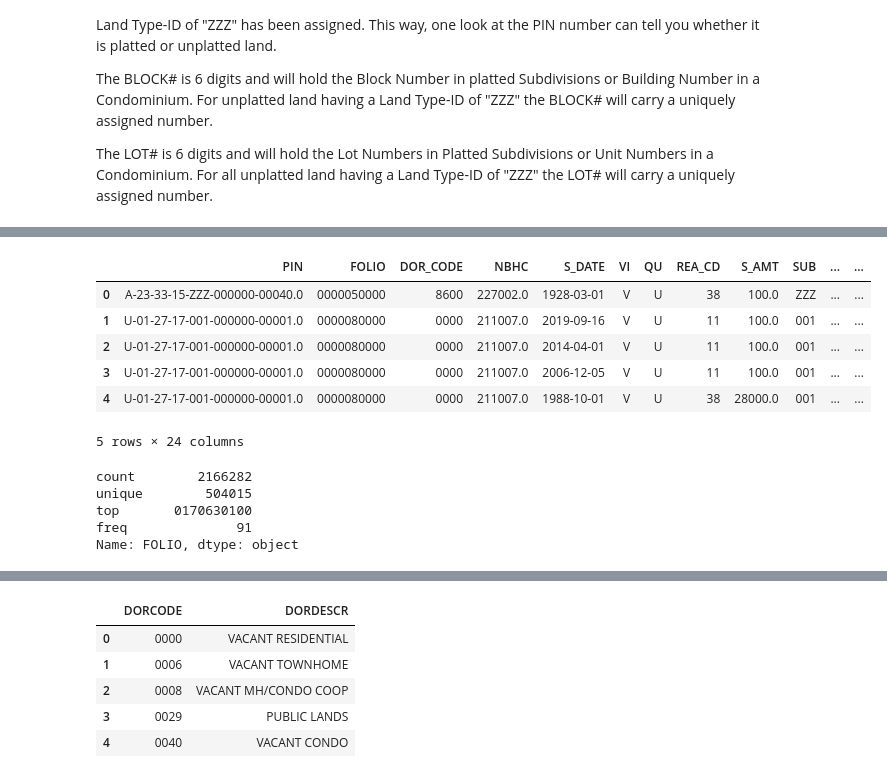
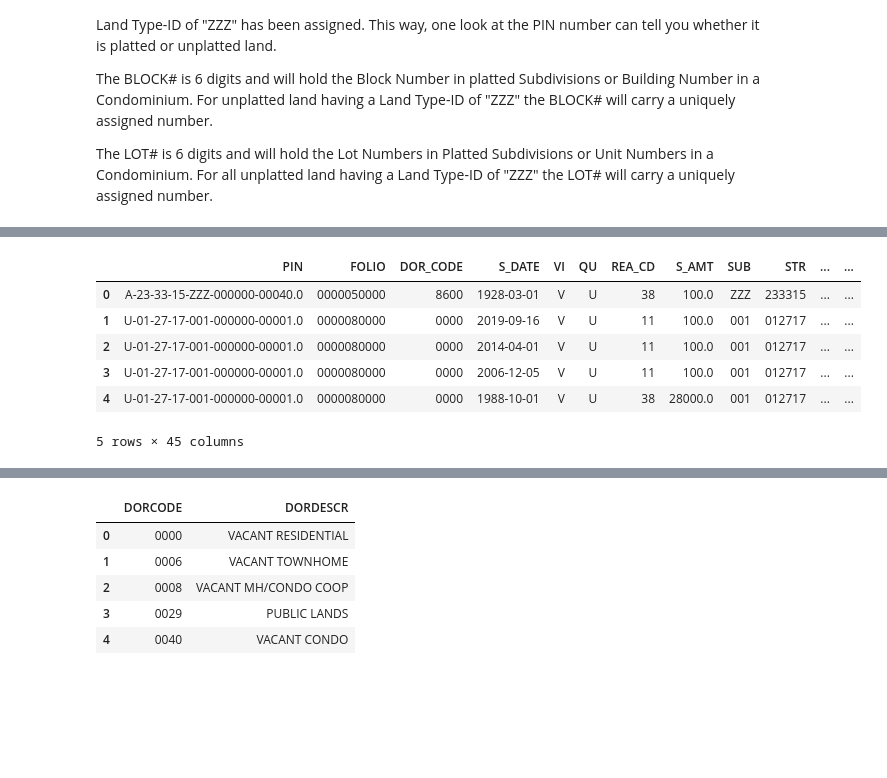
Before and after one commit to mkars01/real-estate-invest-recommender, a Jupyter notebook: notebooks/02_data_wrangling_process.ipynb, the cells around one changed output, grey strips where cells are left out. Saved outputs shown, nothing was run; the diff lists cells and outputs as text; code cells hidden in the pictures; blank space fills up the shorter version.

Commit message:
updates to 02_data_wrangling_process

```diff
--- a/notebooks/02_data_wrangling_process.ipynb
+++ b/notebooks/02_data_wrangling_process.ipynb
@@ -58,0 +239,4 @@ sales_df[sales_df['DOC_NUM'] == '2018356883'].T
+# %%
+# Drop columns where data is missing or not valueable
+sd_cols = ['OR_BK', 'OR_PG', 'GRANTOR', 'GRANTEE', 'DOC_NUM']
+sales_df.drop(sd_cols, axis=1, inplace=True)
@@ -58,0 +268,2 @@ sales_df[sales_df['DOC_NUM'] == '2018356883'].T
+# %%
+sales_df = sales_df.merge(parcel_df, on='FOLIO', how='left', indicator=True, suffixes=('', '_p'))
@@ -58,0 +316,3 @@ sales_df[sales_df['DOC_NUM'] == '2018356883'].T
+# %%
+sales_df = sales_df[sales_df['_merge'] == 'both']
+sales_df.shape
@@ -58,0 +321,5 @@ sales_df[sales_df['DOC_NUM'] == '2018356883'].T
+# %%
+# Drop duplicate parcel columns from merge
+# Keep parcel data value for Neighborhood Code (NBHC) as this is the most current value.
+sales_df.drop(['PIN_p', 'SUB_p', 'VI_p', 'NBHC', '_merge'], axis=1, inplace=True)
+sales_df.rename(columns={'NBHC_p': 'NBHC'}, inplace=True)
@@ -87,23 +380,14 @@ assert sales_df[~pin].shape[0] == 0
 # %%
 # Split PIN into the seven data elements that are used to create the PIN
 sales_df[['MUNICIPALITY_CD', 'SECTION_CD', 'TOWNSHIP_CD', 'RANGE_CD', 'LAND_TYPE_ID', 'BLOCK_NUM', 'LOT_NUM']] = sales_df['PIN'].str.split('-', expand=True)
-sales_df.head()
 # %% [output]
-|  | PIN | FOLIO | DOR_CODE | NBHC | S_DATE | VI | QU | REA_CD | S_AMT | SUB | ... | ... |
-| 0 | A-23-33-15-ZZZ-000000-00040.0 | 0000050000 | 8600 | 227002.0 | 1928-03-01 | V | U | 38 | 100.0 | ZZZ | ... | ... |
-| 1 | U-01-27-17-001-000000-00001.0 | 0000080000 | 0000 | 211007.0 | 2019-09-16 | V | U | 11 | 100.0 | 001 | ... | ... |
-| 2 | U-01-27-17-001-000000-00001.0 | 0000080000 | 0000 | 211007.0 | 2014-04-01 | V | U | 11 | 100.0 | 001 | ... | ... |
-| 3 | U-01-27-17-001-000000-00001.0 | 0000080000 | 0000 | 211007.0 | 2006-12-05 | V | U | 11 | 100.0 | 001 | ... | ... |
-| 4 | U-01-27-17-001-000000-00001.0 | 0000080000 | 0000 | 211007.0 | 1988-10-01 | V | U | 38 | 28000.0 | 001 | ... | ... |
+|  | PIN | FOLIO | DOR_CODE | S_DATE | VI | QU | REA_CD | S_AMT | SUB | STR | ... | ... |
+| 0 | A-23-33-15-ZZZ-000000-00040.0 | 0000050000 | 8600 | 1928-03-01 | V | U | 38 | 100.0 | ZZZ | 233315 | ... | ... |
+| 1 | U-01-27-17-001-000000-00001.0 | 0000080000 | 0000 | 2019-09-16 | V | U | 11 | 100.0 | 001 | 012717 | ... | ... |
+| 2 | U-01-27-17-001-000000-00001.0 | 0000080000 | 0000 | 2014-04-01 | V | U | 11 | 100.0 | 001 | 012717 | ... | ... |
+| 3 | U-01-27-17-001-000000-00001.0 | 0000080000 | 0000 | 2006-12-05 | V | U | 11 | 100.0 | 001 | 012717 | ... | ... |
+| 4 | U-01-27-17-001-000000-00001.0 | 0000080000 | 0000 | 1988-10-01 | V | U | 38 | 28000.0 | 001 | 012717 | ... | ... |
-5 rows × 24 columns
+5 rows × 45 columns
-# %%
-print(sales_df['FOLIO'].describe())
-# %% [output]
-count        2166282
-unique        504015
-top       0170630100
-freq              91
-Name: FOLIO, dtype: object
 # %%
 # FOLIO and PIN (Property Identification Number) are both unique values that describe the properties
 # Drop PIN as the values have already been segregated into the 7 data elements that make up the PIN
```
Also changed, not shown: parts of 73 cells of this notebook.
